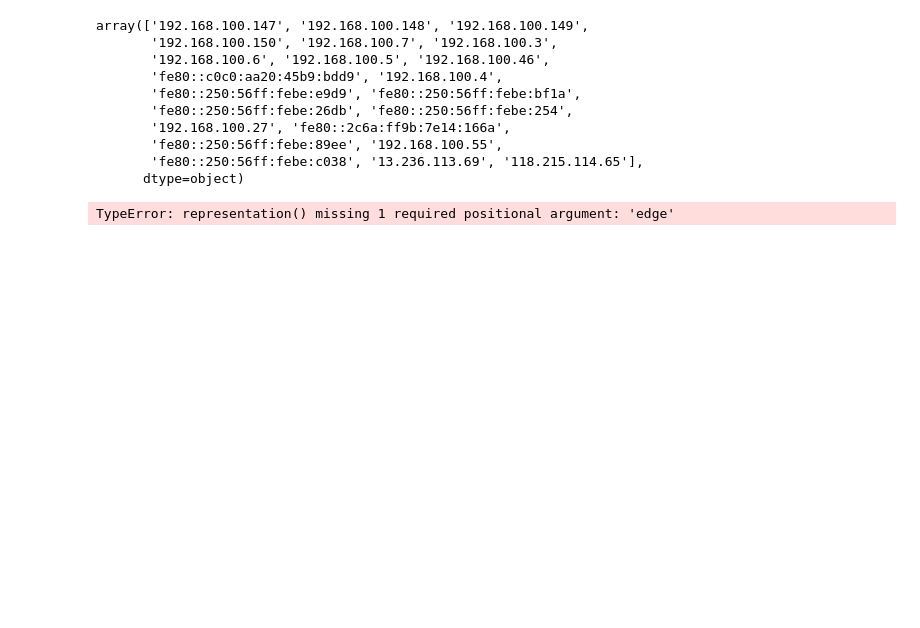
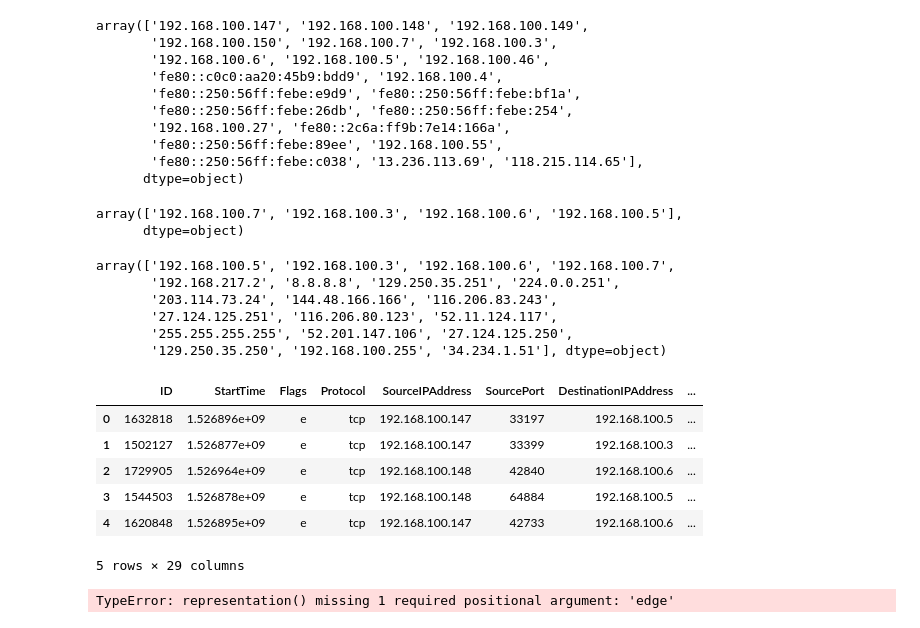
Before and after one commit to Pavel418/network-L1, a Jupyter notebook: project/project.ipynb, the cells around one changed output. Cells and saved outputs as stored; diff of their text form; code cells hidden in the pictures; blank space fills up the shorter version.

```diff
--- a/project/project.ipynb
+++ b/project/project.ipynb
@@ -233,6 +236,30 @@ array(['192.168.100.147', '192.168.100.148', '192.168.100.149',
        'fe80::250:56ff:febe:89ee', '192.168.100.55',
        'fe80::250:56ff:febe:c038', '13.236.113.69', '118.215.114.65'],
       dtype=object)
+# %%
+df.loc[df['DestinationIPAddress'].isin(attackers), 'SourceIPAddress'].unique()
+# %% [output]
+array(['192.168.100.7', '192.168.100.3', '192.168.100.6', '192.168.100.5'],
+      dtype=object)
+# %%
+df.loc[df['SourceIPAddress'].isin(attackers), 'DestinationIPAddress'].unique()
+# %% [output]
+array(['192.168.100.5', '192.168.100.3', '192.168.100.6', '192.168.100.7',
+       '192.168.217.2', '8.8.8.8', '129.250.35.251', '224.0.0.251',
+       '203.114.73.24', '144.48.166.166', '116.206.83.243',
+       '27.124.125.251', '116.206.80.123', '52.11.124.117',
+       '255.255.255.255', '52.201.147.106', '27.124.125.250',
+       '129.250.35.250', '192.168.100.255', '34.234.1.51'], dtype=object)
+# %%
+df.head()
+# %% [output]
+|  | ID | StartTime | Flags | Protocol | SourceIPAddress | SourcePort | DestinationIPAddress | ... |
+| 0 | 1632818 | 1.526896e+09 | e | tcp | 192.168.100.147 | 33197 | 192.168.100.5 | ... |
+| 1 | 1502127 | 1.526877e+09 | e | tcp | 192.168.100.147 | 33399 | 192.168.100.3 | ... |
+| 2 | 1729905 | 1.526964e+09 | e | tcp | 192.168.100.148 | 42840 | 192.168.100.6 | ... |
+| 3 | 1544503 | 1.526878e+09 | e | tcp | 192.168.100.148 | 64884 | 192.168.100.5 | ... |
+| 4 | 1620848 | 1.526895e+09 | e | tcp | 192.168.100.147 | 42733 | 192.168.100.6 | ... |
+5 rows × 29 columns
 # %%
 representation(df, "Attack", "SourceIPAddress") # Second representation
 # %% [output]
```
Also changed, not shown: parts of 5 cells of this notebook.
